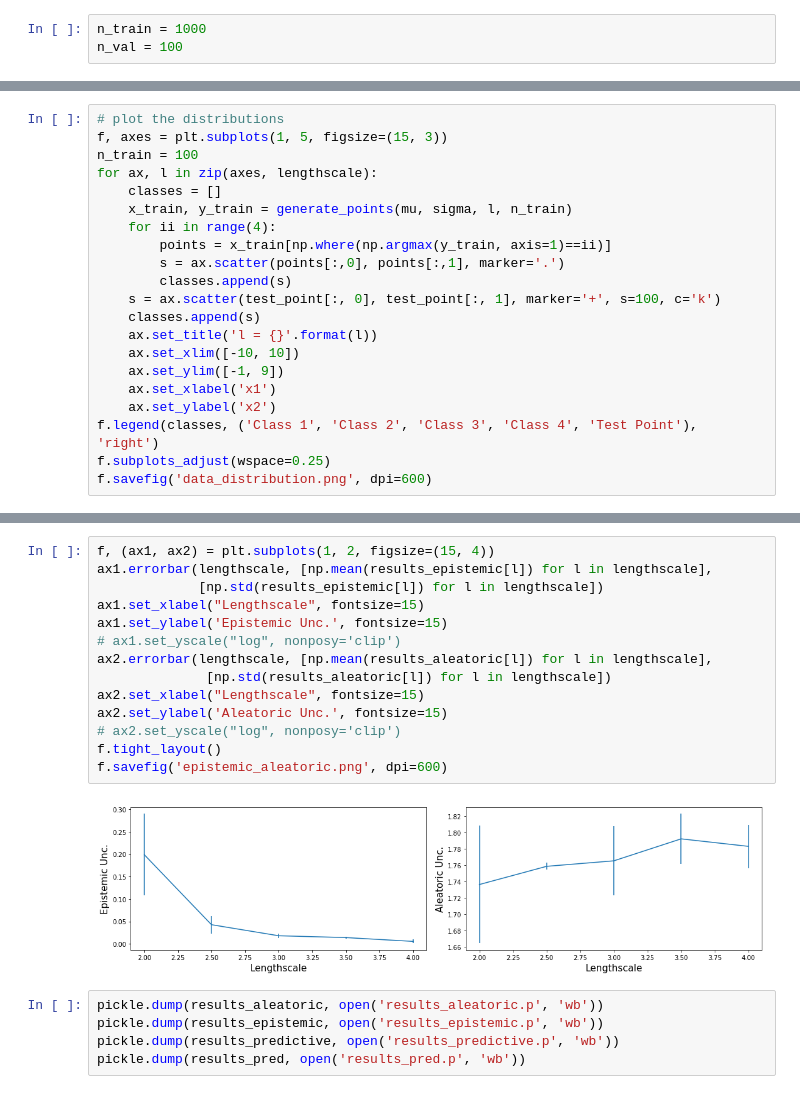
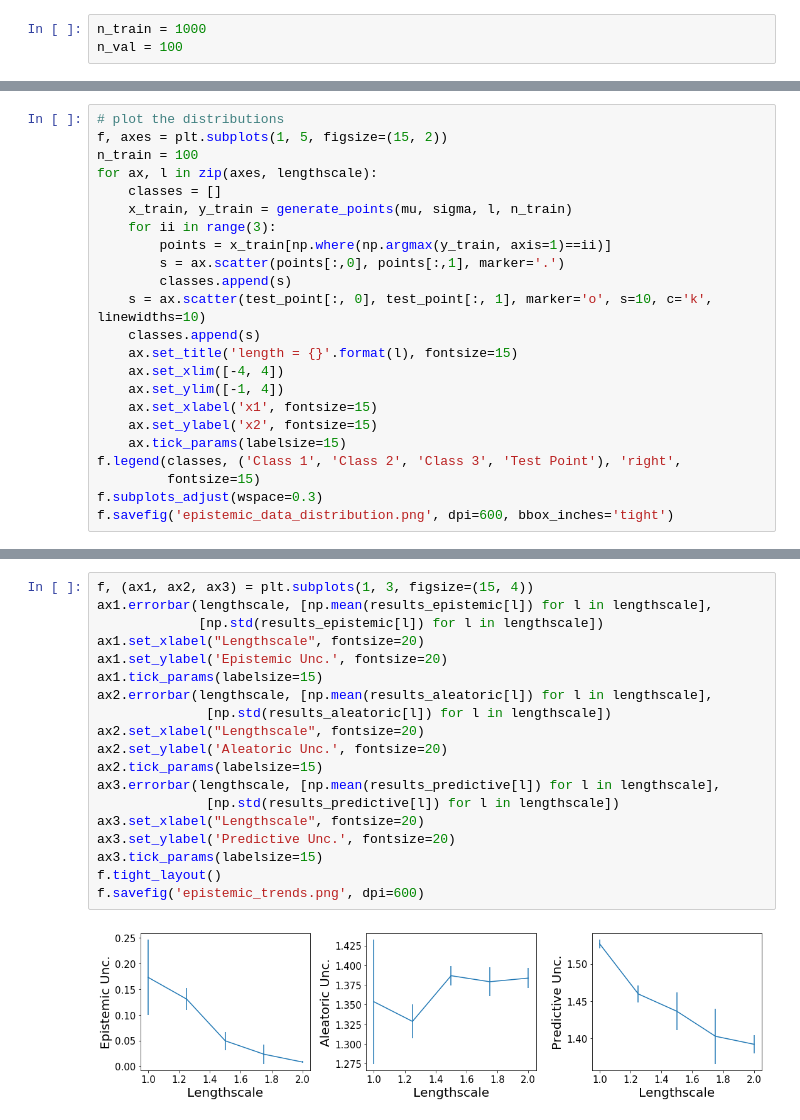
Before and after one commit to chail/InterpretableBayesianUncertainty, a Jupyter notebook: experiments/results-2/decreasing-epistemic-uncertainty.ipynb, the cells around one changed output, grey strips where cells are left out. Cells and saved outputs as stored; diff of their text form.

```diff
--- a/experiments/results-2/decreasing-epistemic-uncertainty.ipynb
+++ b/experiments/results-2/decreasing-epistemic-uncertainty.ipynb
@@ -190,22 +186,24 @@ Time elapsed in seconds: 20.067430375143886
 # %%
 # plot the distributions
-f, axes = plt.subplots(1, 5, figsize=(15, 3))
+f, axes = plt.subplots(1, 5, figsize=(15, 2))
 n_train = 100
 for ax, l in zip(axes, lengthscale):
     classes = []
     x_train, y_train = generate_points(mu, sigma, l, n_train)
-    for ii in range(4):
+    for ii in range(3):
         points = x_train[np.where(np.argmax(y_train, axis=1)==ii)]
         s = ax.scatter(points[:,0], points[:,1], marker='.')
         classes.append(s)
-    s = ax.scatter(test_point[:, 0], test_point[:, 1], marker='+', s=100, c='k')
+    s = ax.scatter(test_point[:, 0], test_point[:, 1], marker='o', s=10, c='k', linewidths=10)
     classes.append(s)
-    ax.set_title('l = {}'.format(l))
-    ax.set_xlim([-10, 10])
-    ax.set_ylim([-1, 9])
-    ax.set_xlabel('x1')
-    ax.set_ylabel('x2')
-f.legend(classes, ('Class 1', 'Class 2', 'Class 3', 'Class 4', 'Test Point'), 'right')
-f.subplots_adjust(wspace=0.25)
-f.savefig('data_distribution.png', dpi=600)
+    ax.set_title('length = {}'.format(l), fontsize=15)
+    ax.set_xlim([-4, 4])
+    ax.set_ylim([-1, 4])
+    ax.set_xlabel('x1', fontsize=15)
+    ax.set_ylabel('x2', fontsize=15)
+    ax.tick_params(labelsize=15)
+f.legend(classes, ('Class 1', 'Class 2', 'Class 3', 'Test Point'), 'right',
+         fontsize=15)
+f.subplots_adjust(wspace=0.3)
+f.savefig('epistemic_data_distribution.png', dpi=600, bbox_inches='tight')
 # %% [output]
@@ -213,21 +211,21 @@ f.savefig('data_distribution.png', dpi=600)
 # %%
-f, (ax1, ax2) = plt.subplots(1, 2, figsize=(15, 4))
+f, (ax1, ax2, ax3) = plt.subplots(1, 3, figsize=(15, 4))
 ax1.errorbar(lengthscale, [np.mean(results_epistemic[l]) for l in lengthscale],
              [np.std(results_epistemic[l]) for l in lengthscale])
-ax1.set_xlabel("Lengthscale", fontsize=15)
-ax1.set_ylabel('Epistemic Unc.', fontsize=15)
-# ax1.set_yscale("log", nonposy='clip')
+ax1.set_xlabel("Lengthscale", fontsize=20)
+ax1.set_ylabel('Epistemic Unc.', fontsize=20)
+ax1.tick_params(labelsize=15)
 ax2.errorbar(lengthscale, [np.mean(results_aleatoric[l]) for l in lengthscale],
               [np.std(results_aleatoric[l]) for l in lengthscale])
-ax2.set_xlabel("Lengthscale", fontsize=15)
-ax2.set_ylabel('Aleatoric Unc.', fontsize=15)
-# ax2.set_yscale("log", nonposy='clip')
+ax2.set_xlabel("Lengthscale", fontsize=20)
+ax2.set_ylabel('Aleatoric Unc.', fontsize=20)
+ax2.tick_params(labelsize=15)
+ax3.errorbar(lengthscale, [np.mean(results_predictive[l]) for l in lengthscale],
+              [np.std(results_predictive[l]) for l in lengthscale])
+ax3.set_xlabel("Lengthscale", fontsize=20)
+ax3.set_ylabel('Predictive Unc.', fontsize=20)
+ax3.tick_params(labelsize=15)
 f.tight_layout()
-f.savefig('epistemic_aleatoric.png', dpi=600)
+f.savefig('epistemic_trends.png', dpi=600)
 # %% [output]
-[figure, old version]
+[figure, new version]
-# %%
-pickle.dump(results_aleatoric, open('results_aleatoric.p', 'wb'))
-pickle.dump(results_epistemic, open('results_epistemic.p', 'wb'))
-pickle.dump(results_predictive, open('results_predictive.p', 'wb'))
-pickle.dump(results_pred, open('results_pred.p', 'wb'))
```
Also changed, not shown: parts of 6 cells of this notebook, 12 other files.
